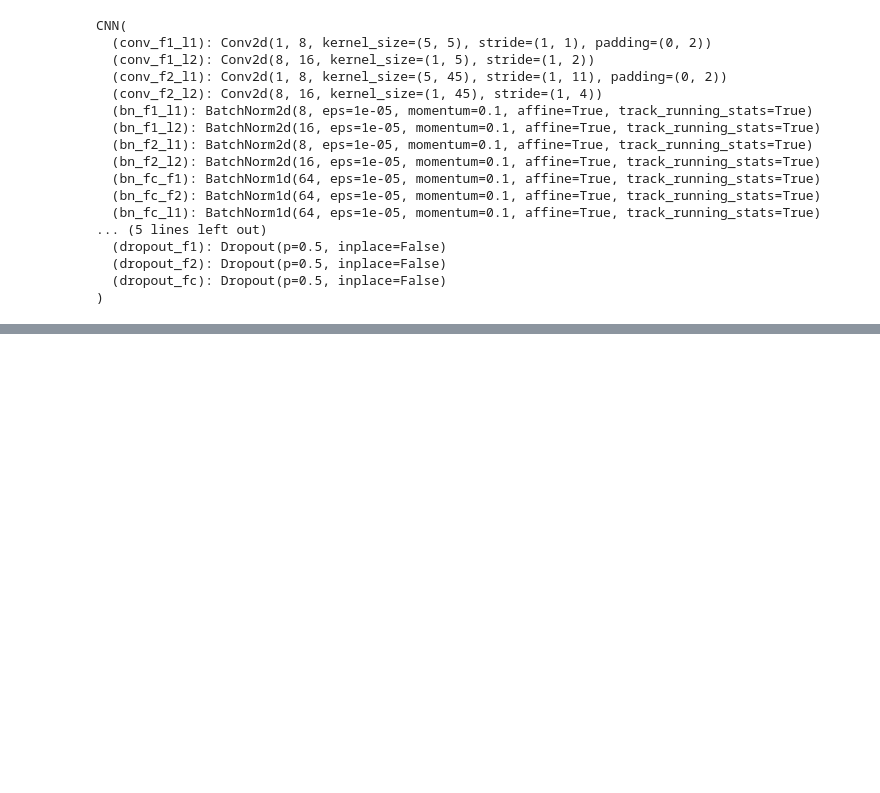
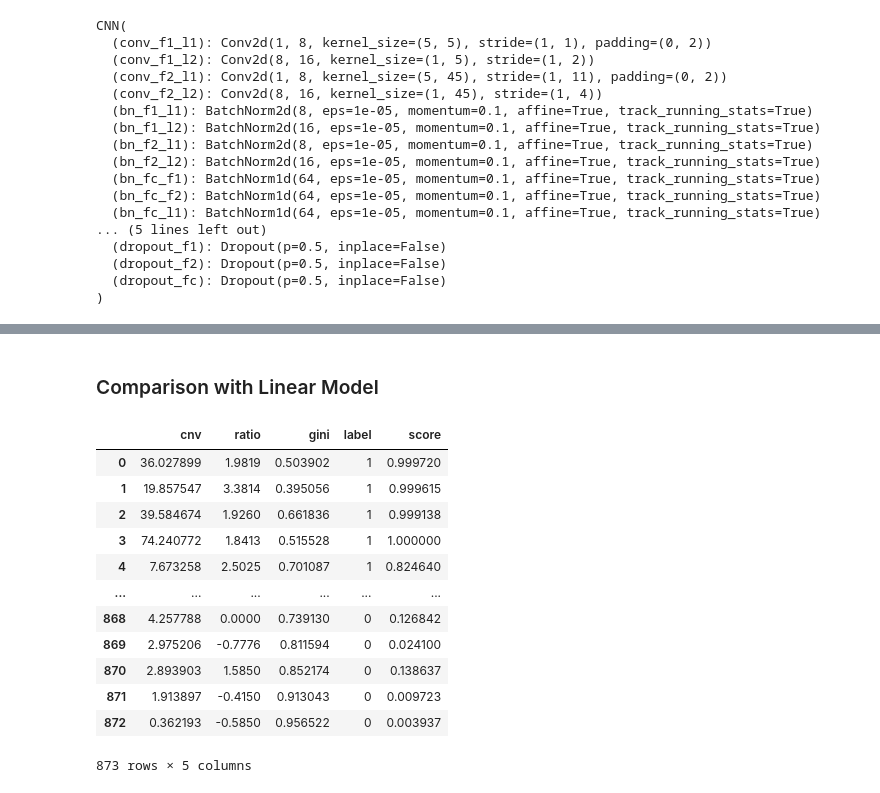
Before and after one commit to Enterprise-D/ecDNAalternative, a Jupyter notebook: model.ipynb, the cells around one changed output, grey strips where cells are left out. Saved outputs shown, nothing was run; the diff lists cells and outputs as text; code cells hidden in the pictures; blank space fills up the shorter version.

```diff
--- a/model.ipynb
+++ b/model.ipynb
@@ -514,0 +515,21 @@ torch.save(model.state_dict(), "model_nov22.pt")
+# %% [markdown]
+### Comparison with Linear Model
+# %%
+lm_val_pred = pd.read_csv("test_result_lm.csv", header=None)
+lm_val_pred.columns = ["cnv", "ratio", "gini", "label","score"]
+
+lm_val_pred
+# %% [output]
+|  | cnv | ratio | gini | label | score |
+| 0 | 36.027899 | 1.9819 | 0.503902 | 1 | 0.999720 |
+| 1 | 19.857547 | 3.3814 | 0.395056 | 1 | 0.999615 |
+| 2 | 39.584674 | 1.9260 | 0.661836 | 1 | 0.999138 |
+| 3 | 74.240772 | 1.8413 | 0.515528 | 1 | 1.000000 |
+| 4 | 7.673258 | 2.5025 | 0.701087 | 1 | 0.824640 |
+| ... | ... | ... | ... | ... | ... |
+| 868 | 4.257788 | 0.0000 | 0.739130 | 0 | 0.126842 |
+| 869 | 2.975206 | -0.7776 | 0.811594 | 0 | 0.024100 |
+| 870 | 2.893903 | 1.5850 | 0.852174 | 0 | 0.138637 |
+| 871 | 1.913897 | -0.4150 | 0.913043 | 0 | 0.009723 |
+| 872 | 0.362193 | -0.5850 | 0.956522 | 0 | 0.003937 |
+873 rows × 5 columns
```
Also changed, not shown: parts of 7 cells of this notebook, 13 other files.
